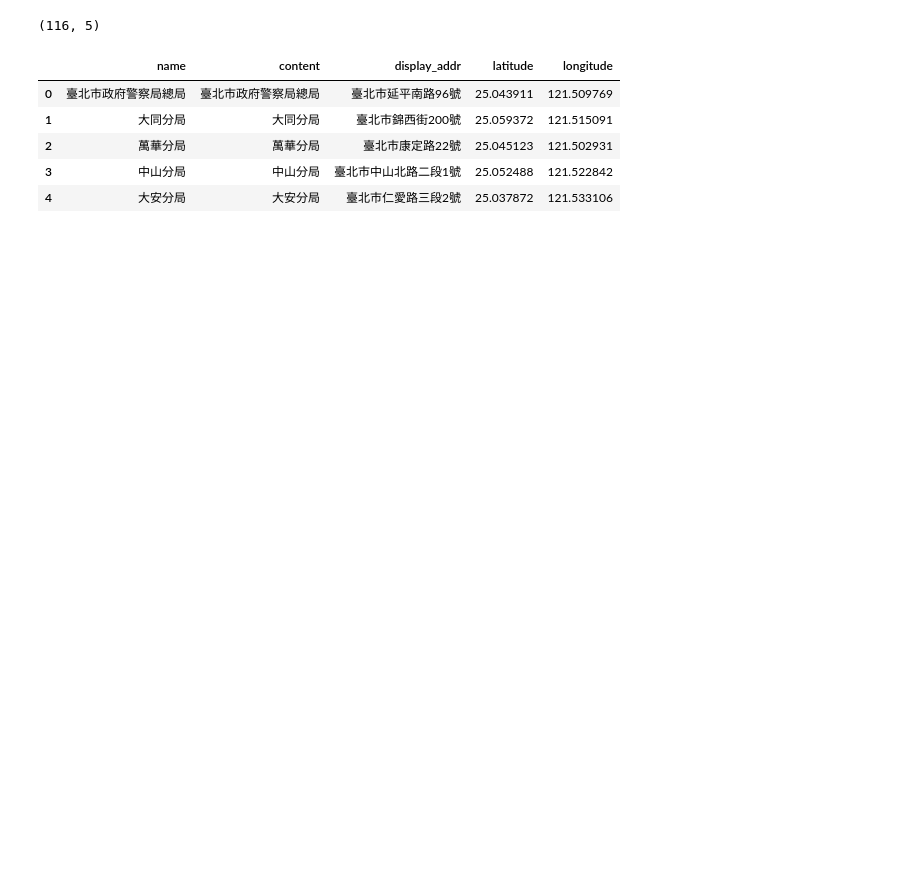
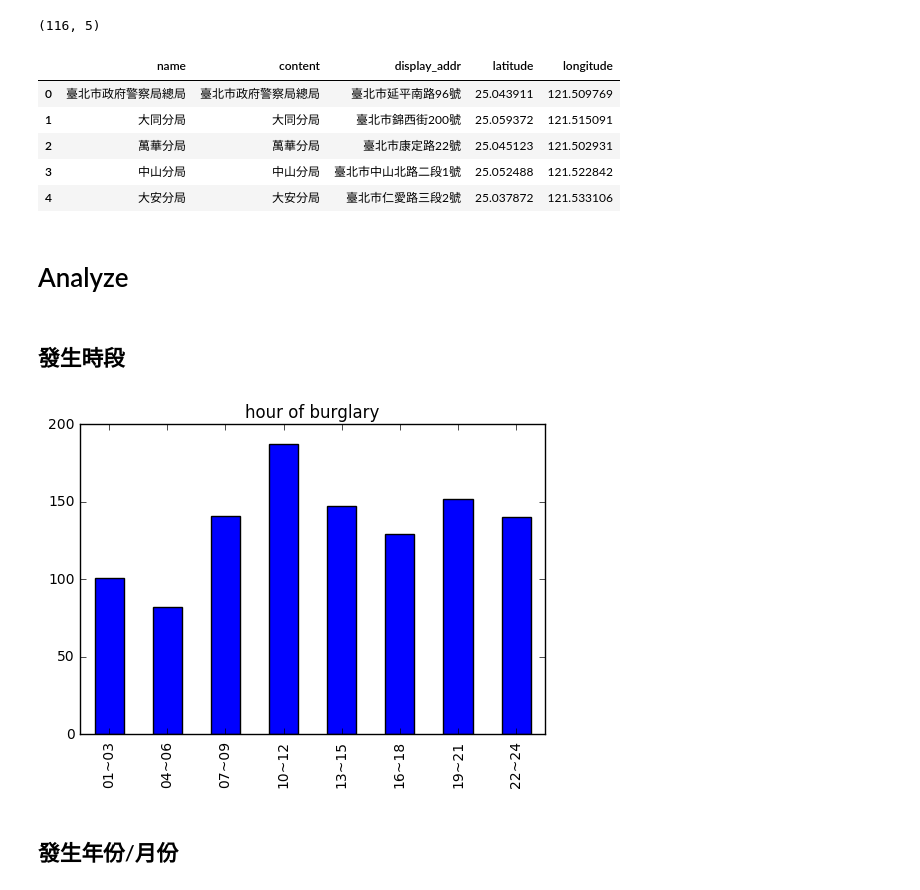
Before and after one commit to BL515-DataMining/MaraudersMapTaipei, a Jupyter notebook: analyze_residential_burglary.ipynb, the cells around one changed output. Cells and saved outputs as stored; diff of their text form; code cells hidden in the pictures; blank space fills up the shorter version.

```diff
--- a/analyze_residential_burglary.ipynb
+++ b/analyze_residential_burglary.ipynb
@@ -66,3 +84,17 @@ police_station.head()
 | 2 | 萬華分局 | 萬華分局 | 臺北市康定路22號 | 25.045123 | 121.502931 |
 | 3 | 中山分局 | 中山分局 | 臺北市中山北路二段1號 | 25.052488 | 121.522842 |
 | 4 | 大安分局 | 大安分局 | 臺北市仁愛路三段2號 | 25.037872 | 121.533106 |
+# %% [markdown]
+# Analyze
+# %% [markdown]
+## 發生時段
+# %%
+burglary_home_time_count = burglary_home['發生時段'].value_counts()
+burglary_home_time_count_sorted = burglary_home_time_count.sort_index()
+burglary_home_time_count_sorted.plot(kind='bar')
+plt.title('hour of burglary')
+plt.show()
+# %% [output]
+[figure, added]
+# %% [markdown]
+## 發生年份/月份
```
Also changed, not shown: parts of 16 cells of this notebook, 1 other file.
